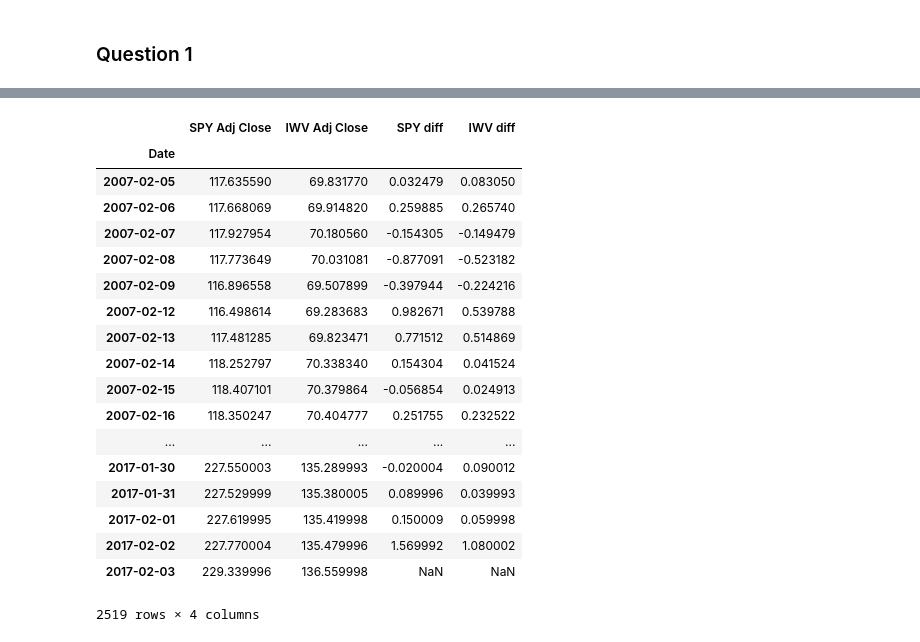
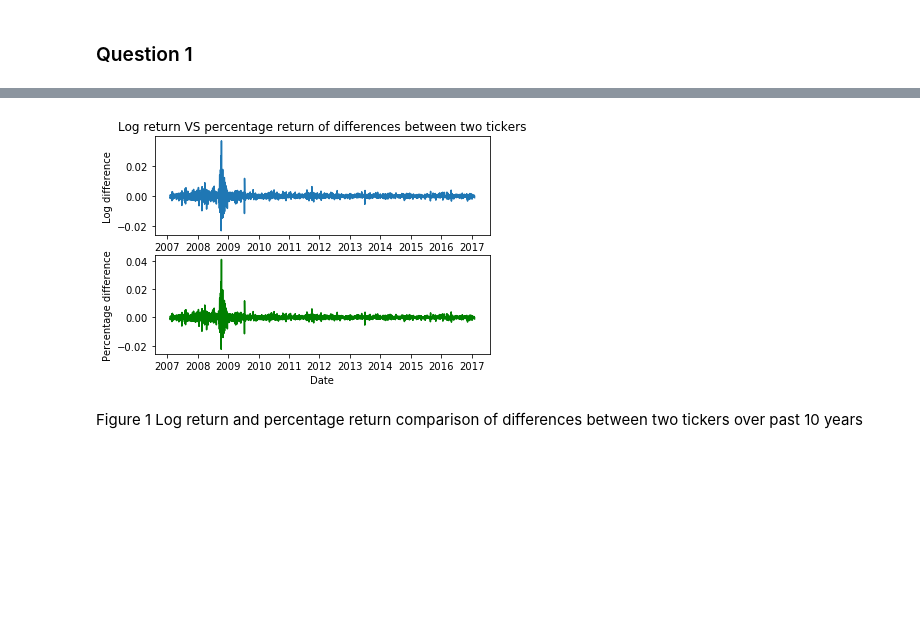
Before and after one commit to noisyoscillator/MTH9893_Time_Series, a Jupyter notebook: MTH9893_HW1_Group01.ipynb, the cells around one changed output, grey strips where cells are left out. Cells and saved outputs as stored; diff of their text form; code cells hidden in the pictures; blank space fills up the shorter version.

```diff
--- a/MTH9893_HW1_Group01.ipynb
+++ b/MTH9893_HW1_Group01.ipynb
@@ -48,25 +22,49 @@ data=data1.merge(data2,left_index=True,right_index=True).loc[:,['SPY Adj Close',
-# %%
-# Get the difference
-data['SPY diff']=data['SPY Adj Close'].shift(-1)-data['SPY Adj Close']
-data['IWV diff']=data['IWV Adj Close'].shift(-1)-data['IWV Adj Close']
-data
-# %% [output]
-|  | SPY Adj Close | IWV Adj Close | SPY diff | IWV diff |
-| Date |  |  |  |  |
-| 2007-02-05 | 117.635590 | 69.831770 | 0.032479 | 0.083050 |
-| 2007-02-06 | 117.668069 | 69.914820 | 0.259885 | 0.265740 |
-| 2007-02-07 | 117.927954 | 70.180560 | -0.154305 | -0.149479 |
-| 2007-02-08 | 117.773649 | 70.031081 | -0.877091 | -0.523182 |
-| 2007-02-09 | 116.896558 | 69.507899 | -0.397944 | -0.224216 |
-| 2007-02-12 | 116.498614 | 69.283683 | 0.982671 | 0.539788 |
-| 2007-02-13 | 117.481285 | 69.823471 | 0.771512 | 0.514869 |
-| 2007-02-14 | 118.252797 | 70.338340 | 0.154304 | 0.041524 |
-| 2007-02-15 | 118.407101 | 70.379864 | -0.056854 | 0.024913 |
-| 2007-02-16 | 118.350247 | 70.404777 | 0.251755 | 0.232522 |
-| ... | ... | ... | ... | ... |
-| 2017-01-30 | 227.550003 | 135.289993 | -0.020004 | 0.090012 |
-| 2017-01-31 | 227.529999 | 135.380005 | 0.089996 | 0.039993 |
-| 2017-02-01 | 227.619995 | 135.419998 | 0.150009 | 0.059998 |
-| 2017-02-02 | 227.770004 | 135.479996 | 1.569992 | 1.080002 |
-| 2017-02-03 | 229.339996 | 136.559998 | NaN | NaN |
-2519 rows × 4 columns
+# %%
+# Define a function to get the data
+def get_data():
+    # Reading the historical daily returns of SPY and IWV over the last 10 years
+    start, end=dt.datetime(2007,2,4),dt.datetime(2017,2,5)
+    data1=data.DataReader('SPY',data_source='yahoo',start=start,end=end)
+    data2=data.DataReader('IWV',data_source='yahoo',start=start,end=end)
+
+    # Rename the Adj close of two tickers
+    data1.rename(columns={'Adj Close':'SPY Adj Close'},inplace=True)
+    data2.rename(columns={'Adj Close':'IWV Adj Close'},inplace=True)
+
+    # Merge the data and only use the adjust close price for both tickers
+    dataAll=data1.merge(data2,left_index=True,right_index=True).loc[:,['SPY Adj Close','IWV Adj Close']]
+    dataAll['SPY Adj Close']=dataAll['SPY Adj Close'].astype(float)
+    dataAll['IWV Adj Close']=dataAll['IWV Adj Close'].astype(float)
+
+    # Get the log/percentage returns
+    dataAll['SPY log return']=np.log(dataAll['SPY Adj Close']).diff()[1:]
+    dataAll['IWV log return']=np.log(dataAll['IWV Adj Close']).diff()[1:]
+    dataAll['SPY pert return']=dataAll['SPY Adj Close'].pct_change()
+    dataAll['IWV pert return']=dataAll['IWV Adj Close'].pct_change()
+
+    # Get the difference of returns between two tickers
+    dataAll['log difference']=dataAll['SPY log return']-dataAll['IWV log return']
+    dataAll['pert difference']=dataAll['SPY pert return']-dataAll['IWV pert return']
+
+    return dataAll
+# %%
+dataAll=get_data()
+# %%
+# Plot the log differences VS percentage differences
+plt.figure(1)
+plt.subplot(211)
+plt.title('Log return VS percentage return of differences between two tickers')
+plt.plot(dataAll['log difference'])
+plt.ylabel('Log difference')
+plt.xlabel('Date')
+
+plt.subplot(212)
+# Plot the percentage differences
+plt.plot(dataAll['pert difference'],color='green')
+plt.ylabel('Percentage difference')
+plt.xlabel('Date')
+plt.show()
+# %% [output]
+[figure, added]
+# %% [markdown]
+Figure 1 Log return and percentage return comparison of differences between two tickers over past 10 years
```
Also changed, not shown: parts of 18 cells of this notebook.
